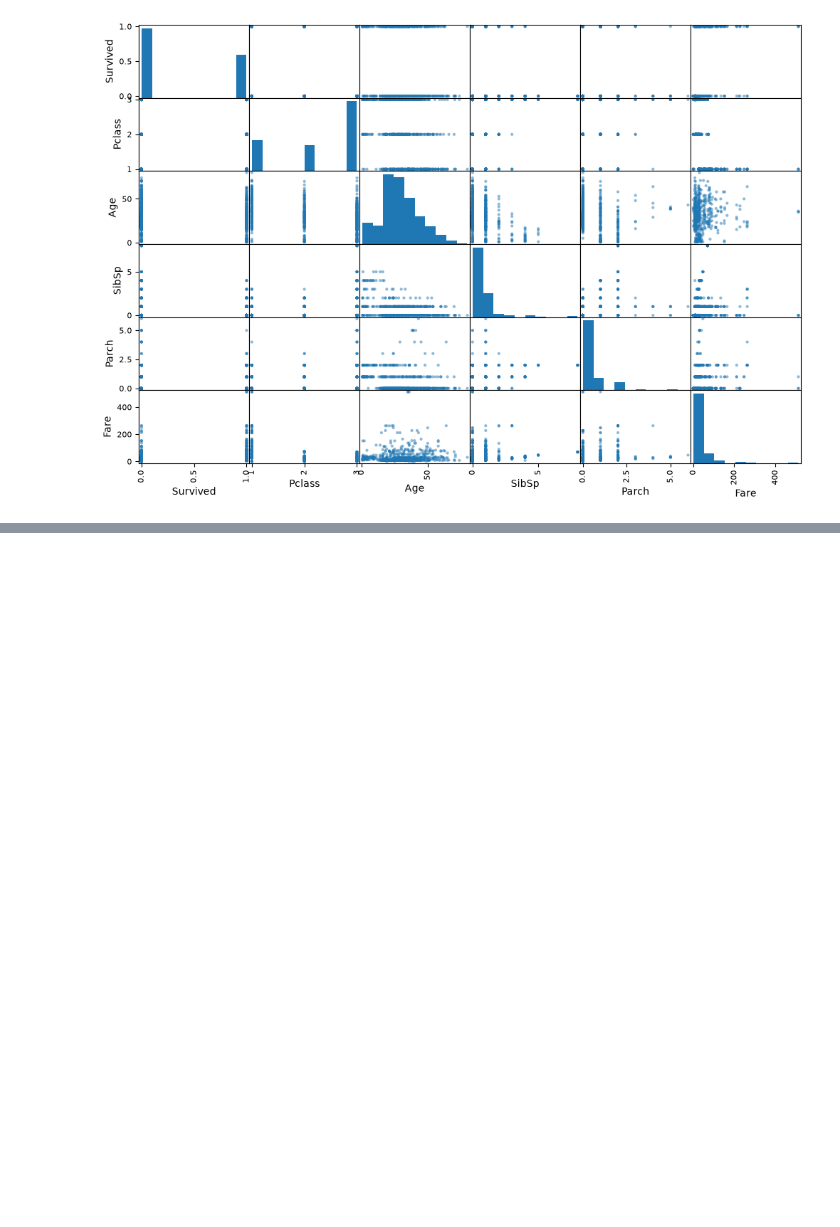
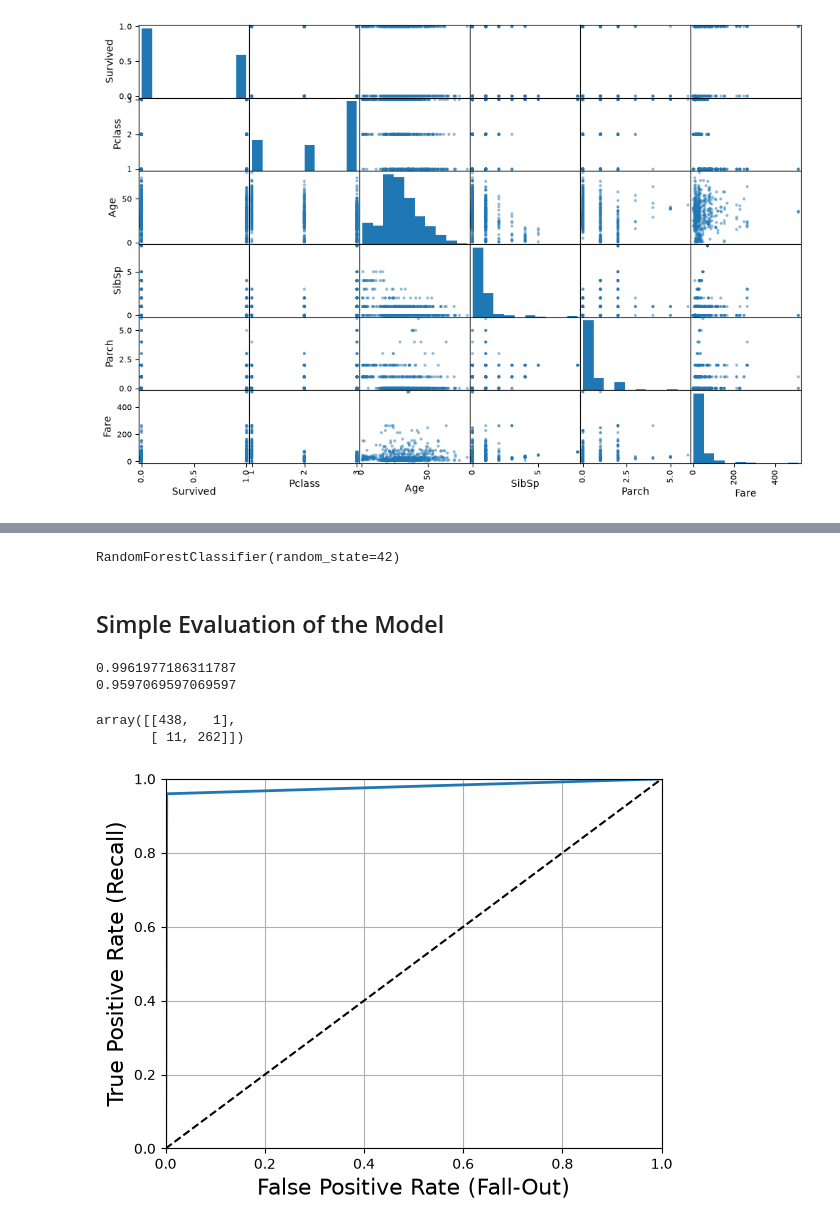
Before and after one commit to Aden-1/Machine-Learning, a Jupyter notebook: p2/main.ipynb, the cells around one changed output, grey strips where cells are left out. Cells and saved outputs as stored; diff of their text form; code cells hidden in the pictures; blank space fills up the shorter version.

```diff
--- a/p2/main.ipynb
+++ b/p2/main.ipynb
@@ -201,0 +273,46 @@ titanic.describe().round()
+# %%
+# Get the features (columns used in prediction) and the target (what you are trying to predict) from the train set
+X_train = strat_train_set.drop("Survived", axis=1) # Drop Survived column for features
+Y_train = strat_train_set["Survived"].copy() # Copy Survived column for target
+# %%
+# Use a random forest classifier for the model
+forest_clf = RandomForestClassifier(n_estimators=100, random_state=42)
+# Fit the training dataset to the model to predict the feature "Survived"
+forest_clf.fit(X_train, Y_train)
+# %% [output]
+RandomForestClassifier(random_state=42)
+# %% [markdown]
+## Simple Evaluation of the Model
+# %%
+# Get the predictions of the model on the train set.
+Y_pred = forest_clf.predict(X_train)
+# %%
+# View the Precision, Recall, and Confusion matrix of the model on the train set
+
+# Precision
+print(precision_score(Y_train, Y_pred))
+# Recall
+print(recall_score(Y_train, Y_pred))
+# Confusion matrix
+confusion_matrix(Y_train, Y_pred)
+# %% [output]
+0.9961977186311787
+0.9597069597069597
+array([[438,   1],
+       [ 11, 262]])
+# %%
+# Function to plot the ROC curve (from the Ch. 3 GitHub notebook)
+def plot_roc_curve(fpr, tpr, label=None):
+    plt.plot(fpr, tpr, linewidth=2, label=label)
+    plt.plot([0, 1], [0, 1], 'k--')
+    plt.axis([0, 1, 0, 1])
+    plt.xlabel('False Positive Rate (Fall-Out)', fontsize=16)
+    plt.ylabel('True Positive Rate (Recall)', fontsize=16)
+    plt.grid(True)
+# %%
+# Plot the ROC curve for the model on the train set
+fpr, tpr, thresholds = roc_curve(Y_train, Y_pred)
+plot_roc_curve(fpr, tpr)
+plt.show()
+# %% [output]
+[figure, added]
```
Also changed, not shown: parts of 42 cells of this notebook.
